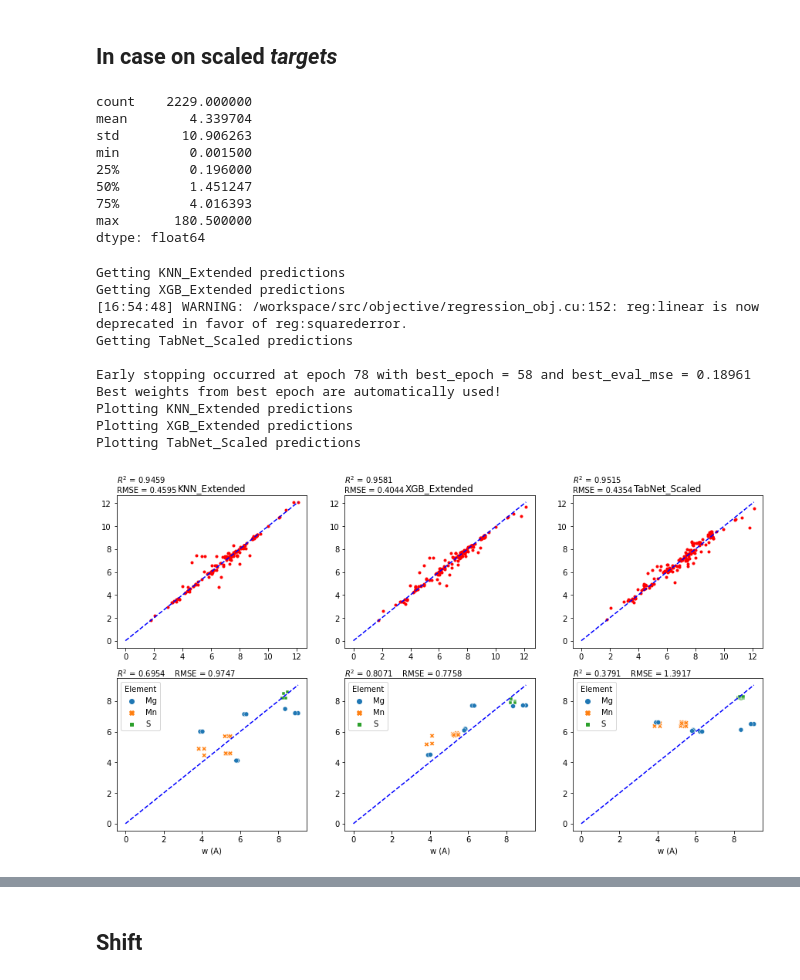
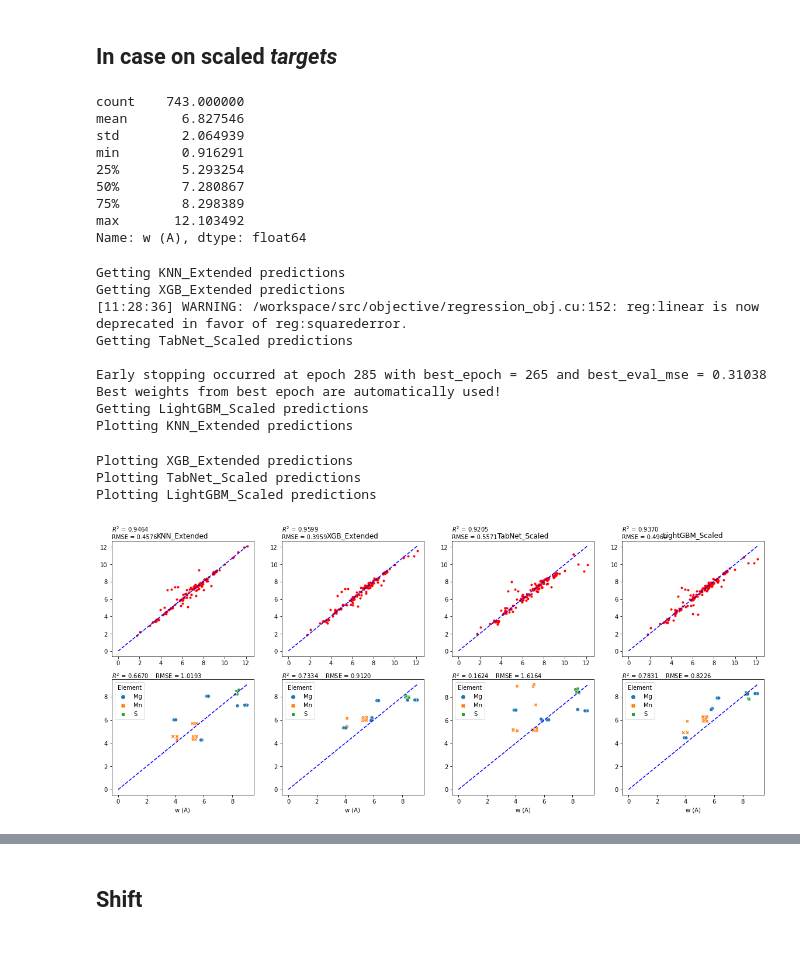
Before and after one commit to alezakuskin/Stark_ML, a Jupyter notebook: Main_body.ipynb, the cells around one changed output, grey strips where cells are left out. Cells and saved outputs as stored; diff of their text form; code cells hidden in the pictures; blank space fills up the shorter version.

Commit message:
LightGBM trained

```diff
--- a/Main_body.ipynb
+++ b/Main_body.ipynb
@@ -618,7 +620,7 @@ LS_elem = label_shift_elements
 width_threshold =  200#@param {type:"number"}
 
 #@markdown Scale target values by the formula: $y_{scaled} = ln(1 + \frac{y_{raw}}{\epsilon})$
-scaled_target = False#@param {type:"boolean"}
+scaled_target = True#@param {type:"boolean"}
 epsilon = 1e-3#@param {type: "number"}
 # %%
 XW_train = XW_train.loc[YW_train.loc[YW_train < width_threshold].index]
@@ -1283,33 +1368,35 @@ Plotting TabNet predictions
 # %%
 YW_train.describe()
 # %% [output]
-count    2229.000000
-mean        4.339704
-std        10.906263
-min         0.001500
-25%         0.196000
-50%         1.451247
-75%         4.016393
-max       180.500000
-dtype: float64
+count    743.000000
+mean       6.827546
+std        2.064939
+min        0.916291
+25%        5.293254
+50%        7.280867
+75%        8.298389
+max       12.103492
+Name: w (A), dtype: float64
 # %%
-models = ['KNN_Extended', 'XGB_Extended', 'TabNet_Scaled']
+models = ['KNN_Extended', 'XGB_Extended', 'TabNet_Scaled', 'LightGBM_Scaled']
 
 models_d = create_models_dict(models)
 
 preds, preds_elem, fix, ax = plot_model_prediction(models_d, XW_train, YW_train, XW_test, YW_test, XW_elem, YW_elem, LW_elem)
 # %% [output]
 Getting KNN_Extended predictions
 Getting XGB_Extended predictions
-[16:54:48] WARNING: /workspace/src/objective/regression_obj.cu:152: reg:linear is now deprecated in favor of reg:squarederror.
+[11:28:36] WARNING: /workspace/src/objective/regression_obj.cu:152: reg:linear is now deprecated in favor of reg:squarederror.
 Getting TabNet_Scaled predictions
 
-Early stopping occurred at epoch 78 with best_epoch = 58 and best_eval_mse = 0.18961
+Early stopping occurred at epoch 285 with best_epoch = 265 and best_eval_mse = 0.31038
 Best weights from best epoch are automatically used!
+Getting LightGBM_Scaled predictions
 Plotting KNN_Extended predictions
-Plotting XGB_Extended predictions
-Plotting TabNet_Scaled predictions
+Plotting XGB_Extended predictions
+Plotting TabNet_Scaled predictions
+Plotting LightGBM_Scaled predictions
-[figure, old version]
+[figure, new version]
 # %%
 YW_train = (np.exp(YW_train) - 1) * epsilon
 YW_test = (np.exp(YW_test) - 1) * epsilon
```
Also changed, not shown: parts of 17 cells of this notebook.
